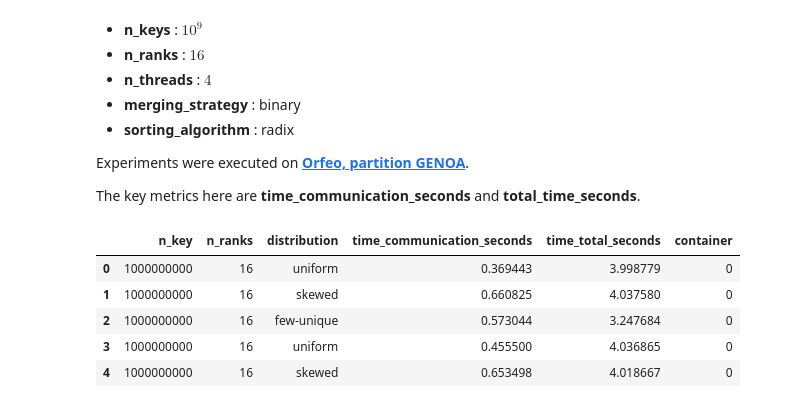
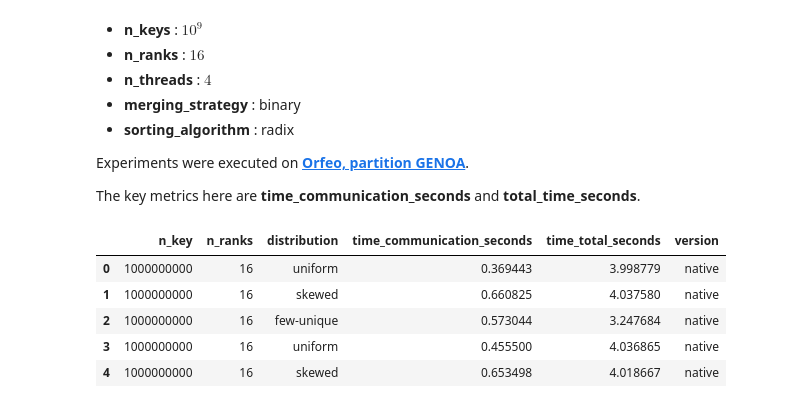
Before and after one commit to frekkoz3/Parallel-Sample-Sort, a Jupyter notebook: Script/containerized distributions.ipynb, the cells around one changed output. Cells and saved outputs as stored; diff of their text form; code cells hidden in the pictures.

```diff
--- a/Script/containerized distributions.ipynb
+++ b/Script/containerized distributions.ipynb
@@ -28,17 +28,17 @@ import seaborn as sns
 # %%
 native_results = pd.read_csv("../parallel/results/distributions.csv")
 native_results = native_results[
     ["n_key","n_ranks", "distribution", "time_communication_seconds", "time_total_seconds"]
 ]
-native_results["container"] = 0
+native_results["version"] = "native"
 native_results.head()
 # %% [output]
-|  | n_key | n_ranks | distribution | time_communication_seconds | time_total_seconds | container |
-| 0 | 1000000000 | 16 | uniform | 0.369443 | 3.998779 | 0 |
-| 1 | 1000000000 | 16 | skewed | 0.660825 | 4.037580 | 0 |
-| 2 | 1000000000 | 16 | few-unique | 0.573044 | 3.247684 | 0 |
-| 3 | 1000000000 | 16 | uniform | 0.455500 | 4.036865 | 0 |
-| 4 | 1000000000 | 16 | skewed | 0.653498 | 4.018667 | 0 |
+|  | n_key | n_ranks | distribution | time_communication_seconds | time_total_seconds | version |
+| 0 | 1000000000 | 16 | uniform | 0.369443 | 3.998779 | native |
+| 1 | 1000000000 | 16 | skewed | 0.660825 | 4.037580 | native |
+| 2 | 1000000000 | 16 | few-unique | 0.573044 | 3.247684 | native |
+| 3 | 1000000000 | 16 | uniform | 0.455500 | 4.036865 | native |
+| 4 | 1000000000 | 16 | skewed | 0.653498 | 4.018667 | native |
 # %%
 container_results = pd.read_csv("../parallel/results/container_distributions.csv")
 container_results = container_results[
```
Also changed, not shown: parts of 4 cells of this notebook, 1 other file.
